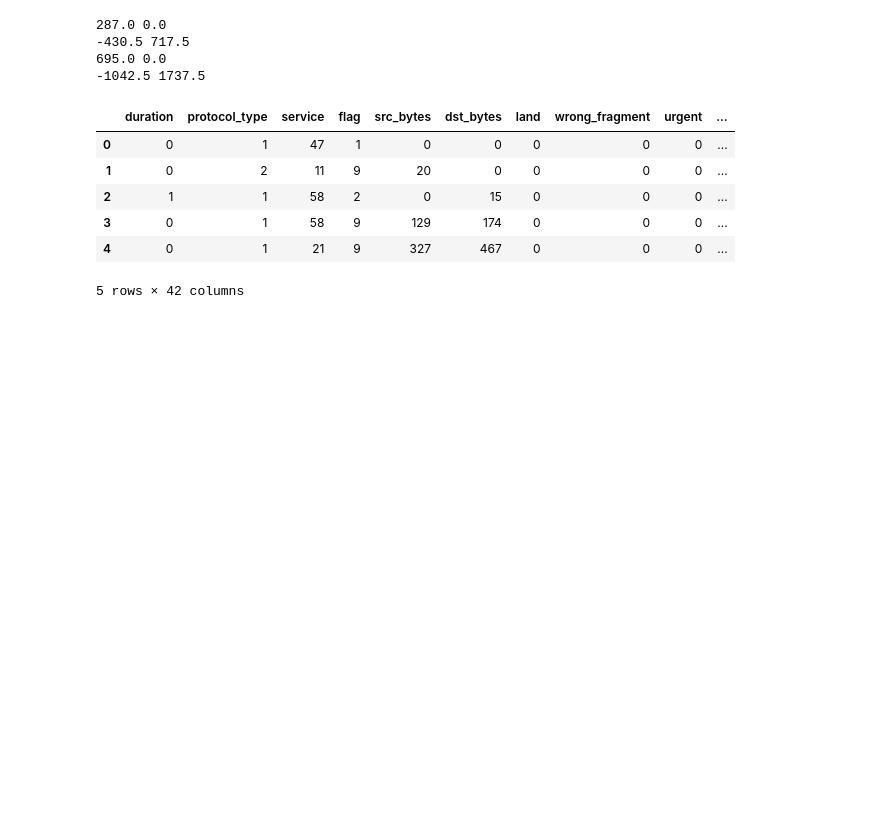
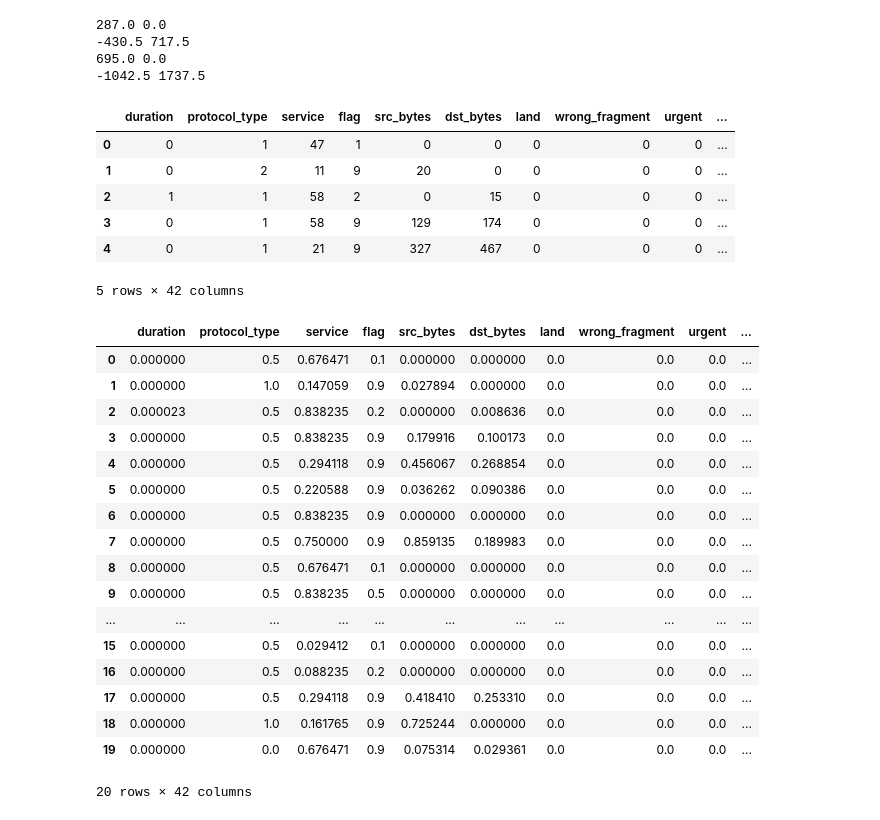
Before and after one commit to Abir-Ba/2CS_Project, a Jupyter notebook: NSL_KDD_Test.ipynb, the cells around one changed output. Saved outputs shown, nothing was run; the diff lists cells and outputs as text; code cells hidden in the pictures; blank space fills up the shorter version.

```diff
--- a/NSL_KDD_Test.ipynb
+++ b/NSL_KDD_Test.ipynb
@@ -193,10 +196,38 @@ test.head()
 | 4 | 0 | 1 | 21 | 9 | 327 | 467 | 0 | 0 | 0 | ... |
 5 rows × 42 columns
 # %%
+
+
+train=pd.DataFrame(minmax_scale(train, feature_range=(0,1)),
+            columns=train.columns, index=train.index)
+test=pd.DataFrame(minmax_scale(test, feature_range=(0,1)),
+            columns=test.columns, index=test.index)
+
 x_train = train.iloc[:,0:40]
 y_train = train.iloc[:,41]
 x_test = test.iloc[:,0:40]
 y_test = test.iloc[:,41]
+
+test.head(20)
+# %% [output]
+|  | duration | protocol_type | service | flag | src_bytes | dst_bytes | land | wrong_fragment | urgent | ... |
+| 0 | 0.000000 | 0.5 | 0.676471 | 0.1 | 0.000000 | 0.000000 | 0.0 | 0.0 | 0.0 | ... |
+| 1 | 0.000000 | 1.0 | 0.147059 | 0.9 | 0.027894 | 0.000000 | 0.0 | 0.0 | 0.0 | ... |
+| 2 | 0.000023 | 0.5 | 0.838235 | 0.2 | 0.000000 | 0.008636 | 0.0 | 0.0 | 0.0 | ... |
+| 3 | 0.000000 | 0.5 | 0.838235 | 0.9 | 0.179916 | 0.100173 | 0.0 | 0.0 | 0.0 | ... |
+| 4 | 0.000000 | 0.5 | 0.294118 | 0.9 | 0.456067 | 0.268854 | 0.0 | 0.0 | 0.0 | ... |
+| 5 | 0.000000 | 0.5 | 0.220588 | 0.9 | 0.036262 | 0.090386 | 0.0 | 0.0 | 0.0 | ... |
+| 6 | 0.000000 | 0.5 | 0.838235 | 0.9 | 0.000000 | 0.000000 | 0.0 | 0.0 | 0.0 | ... |
+| 7 | 0.000000 | 0.5 | 0.750000 | 0.9 | 0.859135 | 0.189983 | 0.0 | 0.0 | 0.0 | ... |
+| 8 | 0.000000 | 0.5 | 0.676471 | 0.1 | 0.000000 | 0.000000 | 0.0 | 0.0 | 0.0 | ... |
+| 9 | 0.000000 | 0.5 | 0.838235 | 0.5 | 0.000000 | 0.000000 | 0.0 | 0.0 | 0.0 | ... |
+| ... | ... | ... | ... | ... | ... | ... | ... | ... | ... | ... |
+| 15 | 0.000000 | 0.5 | 0.029412 | 0.1 | 0.000000 | 0.000000 | 0.0 | 0.0 | 0.0 | ... |
+| 16 | 0.000000 | 0.5 | 0.088235 | 0.2 | 0.000000 | 0.000000 | 0.0 | 0.0 | 0.0 | ... |
+| 17 | 0.000000 | 0.5 | 0.294118 | 0.9 | 0.418410 | 0.253310 | 0.0 | 0.0 | 0.0 | ... |
+| 18 | 0.000000 | 1.0 | 0.161765 | 0.9 | 0.725244 | 0.000000 | 0.0 | 0.0 | 0.0 | ... |
+| 19 | 0.000000 | 0.0 | 0.676471 | 0.9 | 0.075314 | 0.029361 | 0.0 | 0.0 | 0.0 | ... |
+20 rows × 42 columns
 # %%
 #decision tree
 
```
Also changed, not shown: parts of 4 cells of this notebook, 1 other file.
